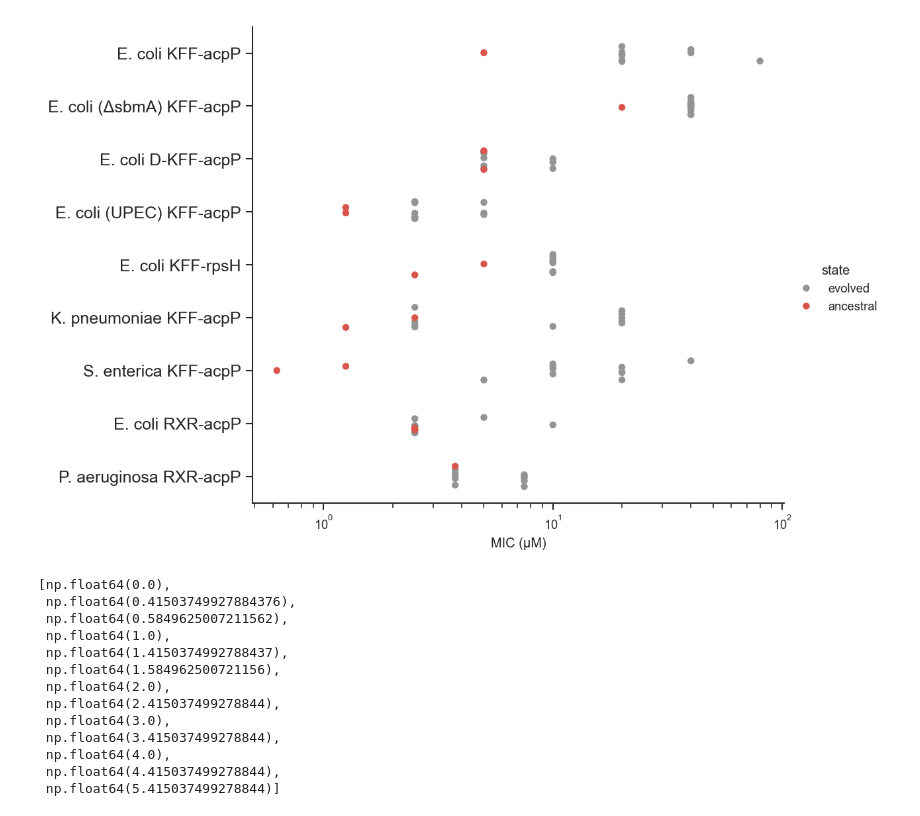
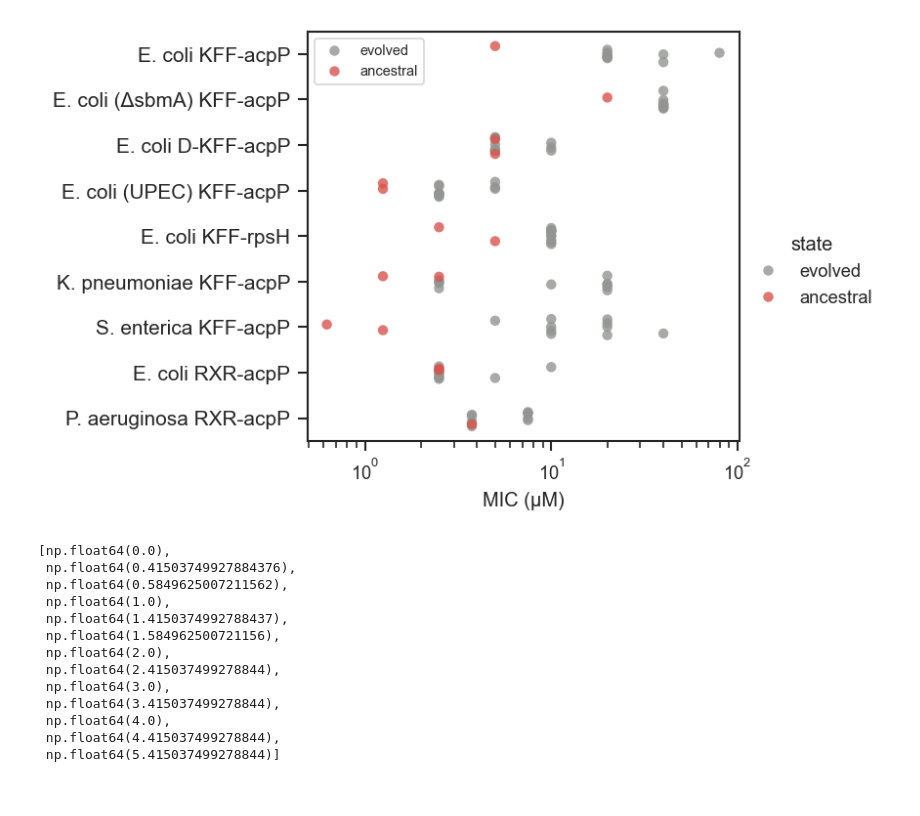
Before and after one commit to microbial-pangenomes-lab/2024_aso_evolution, a Jupyter notebook: notebooks/figure_1.ipynb, the cells around one changed output. Saved outputs shown, nothing was run; the diff lists cells and outputs as text; code cells hidden in the pictures.

Commit message:
Figure changes

```diff
--- a/notebooks/figure_1.ipynb
+++ b/notebooks/figure_1.ipynb
@@ -12,6 +12,8 @@ sns.set_context('paper')
 from matplotlib import rcParams
 rcParams['font.family'] = 'sans-serif'
 rcParams['figure.dpi'] = 150
+
+plt.rcParams['svg.fonttype'] = 'none'
 # %%
 import warnings
 import numpy as np
@@ -139,22 +141,35 @@ order_set = nv.groupby('name')['set'].max().loc[full_order].values
 # %%
 cp = sns.catplot(data=nv,
                  x='mic1',
                  y='set',
                  hue='state',
-                 height=5.5, aspect=1.1,
-                 jitter=0.2,
+                 height=3.5, aspect=1.05,
+                 jitter=0.2, alpha=0.8,
                  order=order_set,
                  palette=['xkcd:grey', 'xkcd:pale red'])
 
 cp.set(xscale='log',
        xlabel='MIC (μM)',
        ylabel='')
 
+plt.legend(facecolor='w', fontsize=7)
+
 for ax in cp.axes.flatten():
     ax.set_yticklabels(full_order,
-                       fontsize=12)
+                       fontsize=10)
+
+sns.despine(top=False, right=False)
+
+plt.savefig('mics.png',
+            dpi=300,
+            bbox_inches='tight',
+            transparent=True)
+plt.savefig('mics.svg',
+            dpi=300,
+            bbox_inches='tight',
+            transparent=True);
 # %% [output]
-[figure, old version]
+[figure, new version]
 # %%
 res = []
 for dset in ['A', 'K', 'R', 'S', 'U',
```
Also changed, not shown: parts of 7 cells of this notebook, 1 other file.
